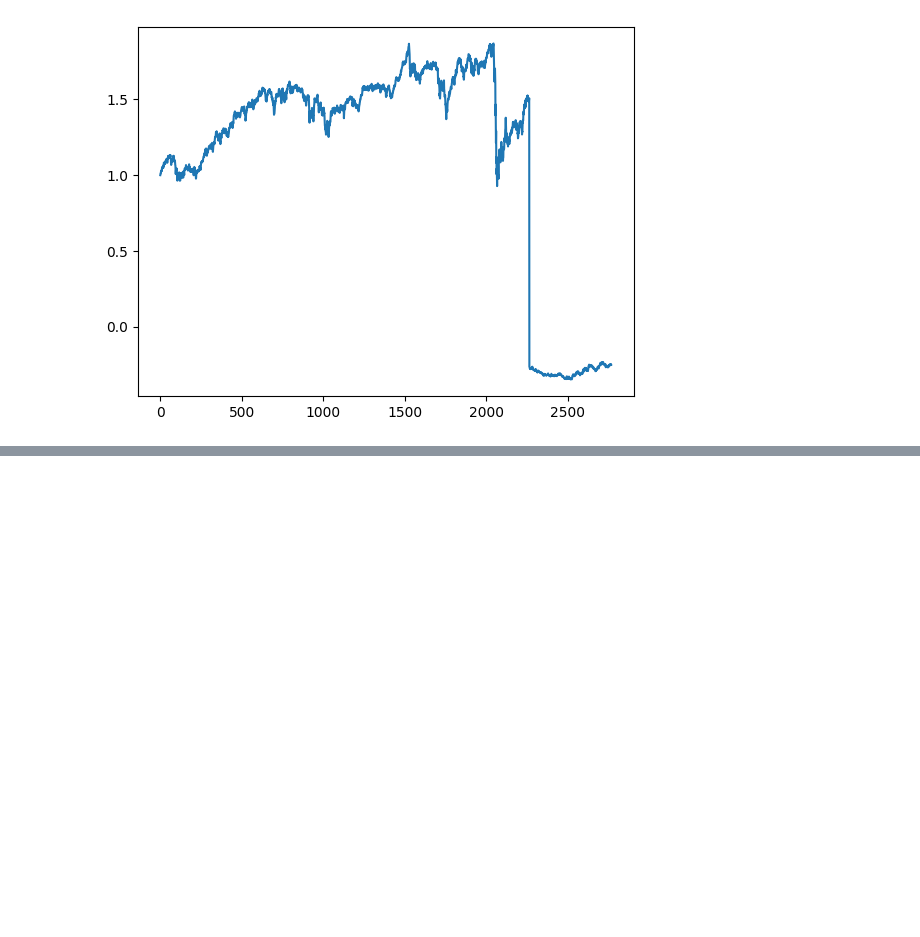
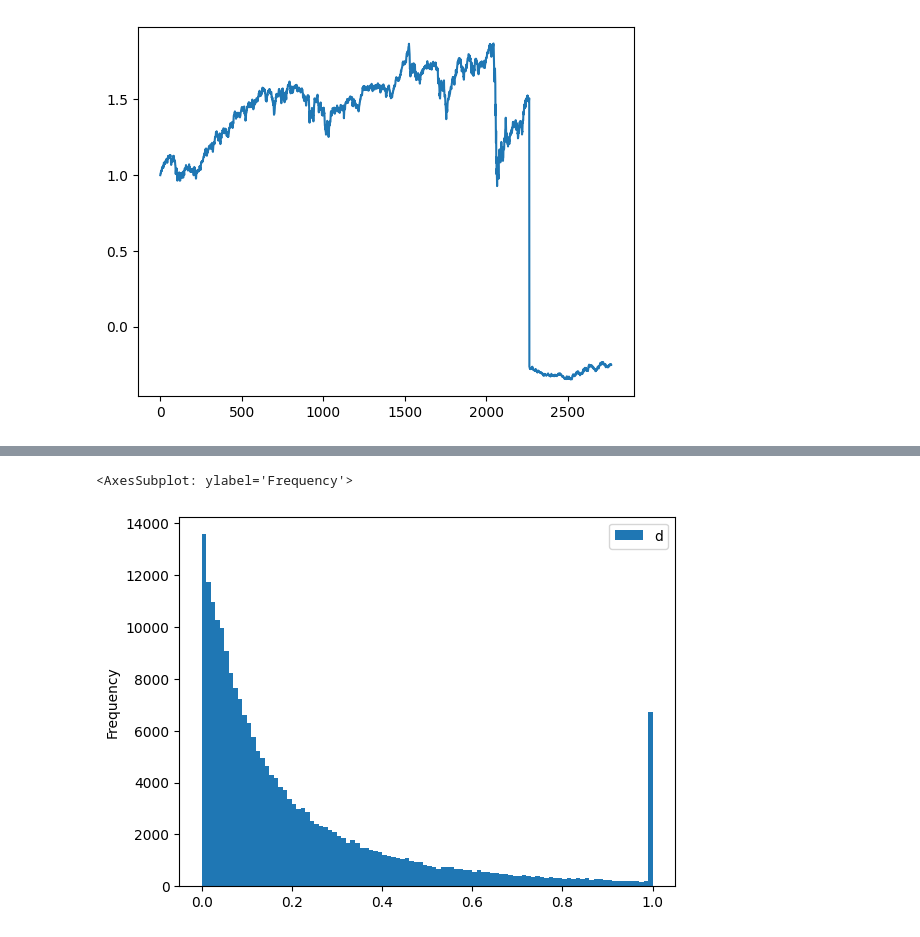
Before and after one commit to NizarGhandri/stock_clustering, a Jupyter notebook: execution.ipynb, the cells around one changed output, grey strips where cells are left out. Cells and saved outputs as stored; diff of their text form; code cells hidden in the pictures; blank space fills up the shorter version.

```diff
--- a/execution.ipynb
+++ b/execution.ipynb
@@ -931,0 +819,8 @@ KeyboardInterrupt:
+# %%
+returns = portfolio.returns
+c = compute_clean_correlation_matrix(returns.corr().fillna(0).to_numpy(), returns.shape[1],  returns.shape[0])
+c = np.array(c)
+np.fill_diagonal(c, 0)
+c = np.array(c)
+print(c)
+print(len(LouvainCorrelationClustering(c, 1)))
@@ -932,3 +842,8 @@ KeyboardInterrupt:
+# %%
+pd.DataFrame(np.abs(c).reshape(-1, 1), columns=["d"]).plot(kind="hist", bins=100)
+# %% [output]
+<AxesSubplot: ylabel='Frequency'>
+[figure, added]
 # %%
 from sklearn.metrics import ARI
 
```
Also changed, not shown: parts of 14 cells of this notebook, 3 other files.
